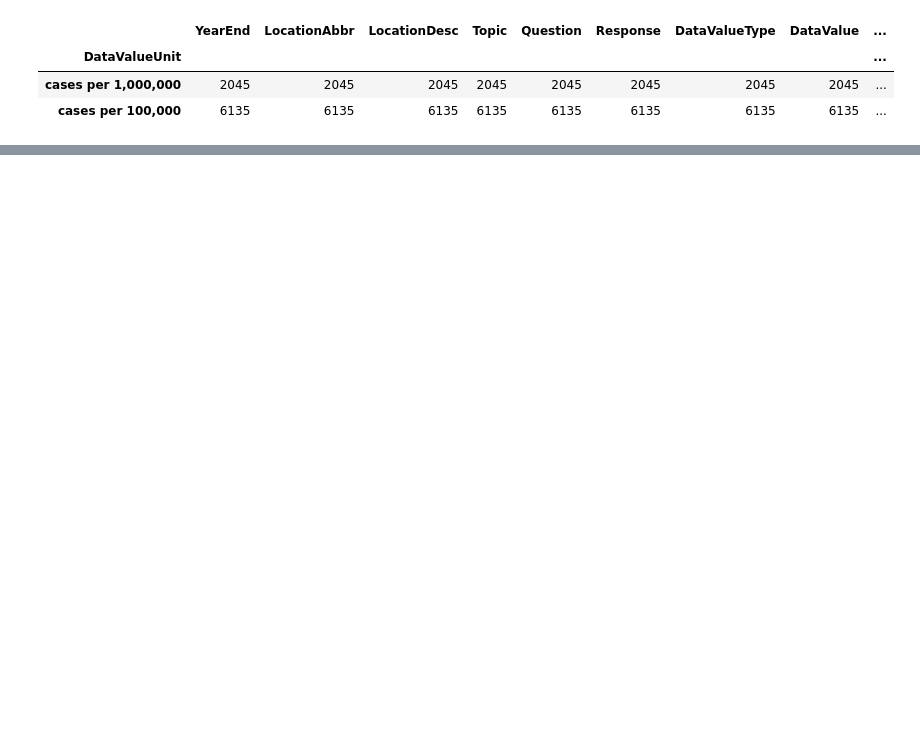
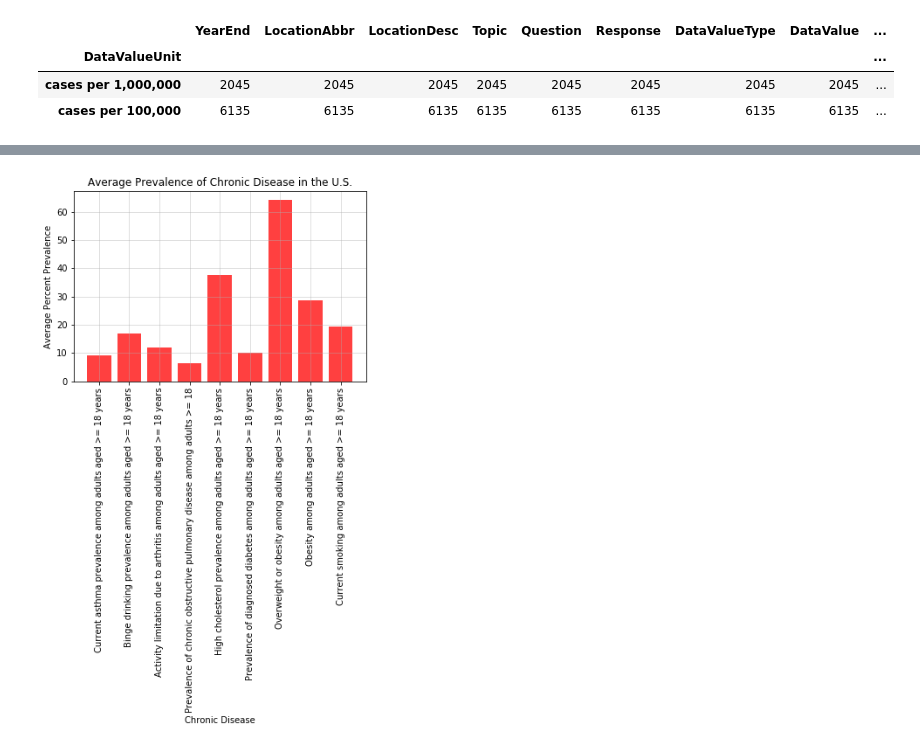
Before and after one commit to ByronIAllen/DataAnalysis_Project1, a Jupyter notebook: demo_book.ipynb, the cells around one changed output, grey strips where cells are left out. Cells and saved outputs as stored; diff of their text form; code cells hidden in the pictures; blank space fills up the shorter version.

```diff
--- a/demo_book.ipynb
+++ b/demo_book.ipynb
@@ -154,8 +143,8 @@ fem_prev = prevalence_df.loc[(prevalence_df["Stratification1"] == "Female"), :]
 
 fem_mort = mortality_df.loc[(mortality_df["Stratification1"] == "Female"), :]
 
-# Male
-male_prev = prevalence_df.loc[(prevalence_df["Stratification1"] == "Male"), :]
+# Overall
+overall_prev = prevalence_df.loc[(prevalence_df["Stratification1"] == "Overall"), :]
 
-male_mort = mortality_df.loc[(mortality_df["Stratification1"] == "Male"), :]
+overall_mort = mortality_df.loc[(mortality_df["Stratification1"] == "Overall"), :]
 # %%
@@ -230,0 +301,4 @@ plt.savefig("Resources/FM_Mortality.png")
+# %%
+avg_overall_prev_df = pd.DataFrame(op_dict, columns=prev_topics)
+avg_overall_prev_df = avg_overall_prev_df.transpose()
+avg_overall_prev_df
@@ -230,0 +316,13 @@ plt.savefig("Resources/FM_Mortality.png")
+# %%
+# Overall prevalence graph
+plt.bar(x_axis, avg_overall_prev_df[0], alpha=0.75, color='r', align='center')
+plt.title("Average Prevalence of Chronic Disease in the U.S.")
+plt.xlabel("Chronic Disease")
+plt.ylabel("Average Percent Prevalence")
+tick_locations = [value for value in x_axis]
+plt.xticks(tick_locations, prev_topics, rotation=90)
+plt.grid(alpha=0.5)
+
+plt.savefig("Resources/O_Prevalence.png")
+# %% [output]
+[figure, added]
```
Also changed, not shown: parts of 10 cells of this notebook, 2 other files.
